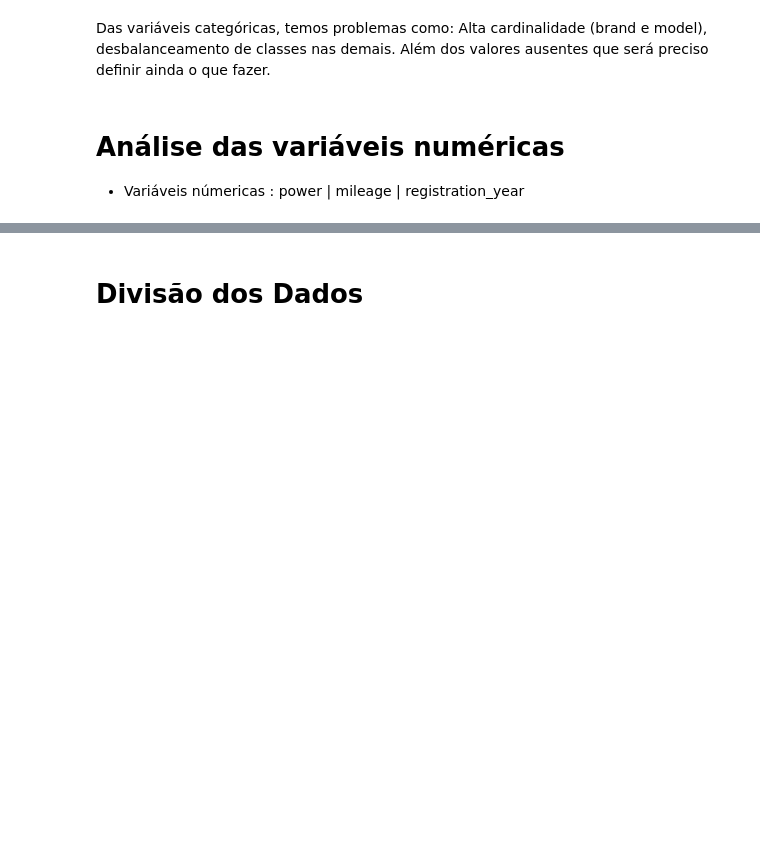
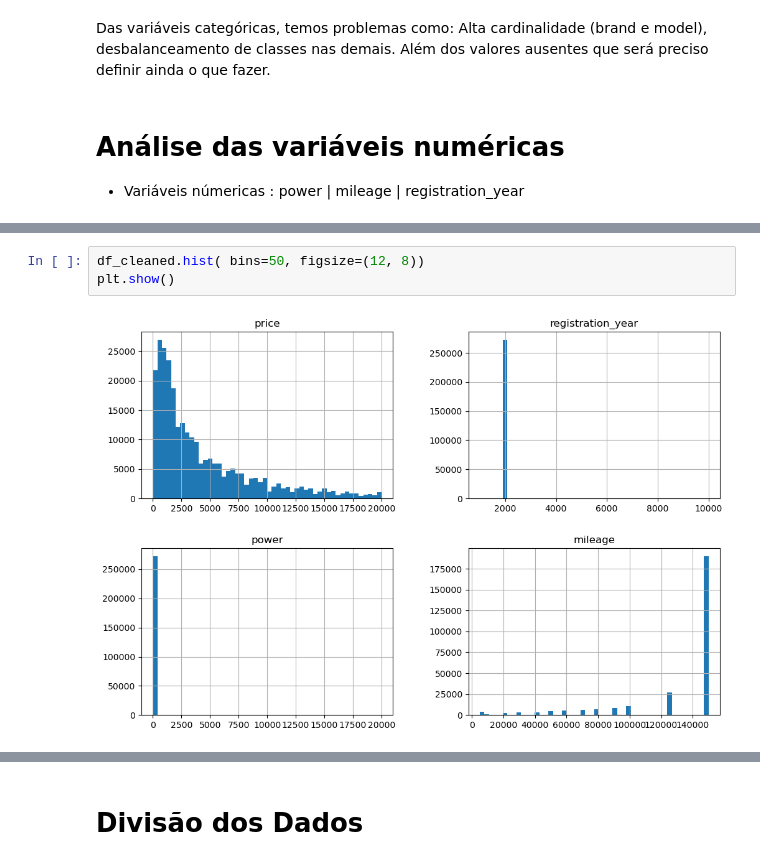
Before and after one commit to Angelaidt/Sprint-12-Rusty-Bargain, a Jupyter notebook: notebook _sprint_12.ipynb, the cells around one changed output, grey strips where cells are left out. Drawn from its saved outputs; the diff is of its cells as text; blank space fills up the shorter version.

```diff
--- a/notebook _sprint_12.ipynb
+++ b/notebook _sprint_12.ipynb
@@ -294,0 +398,5 @@ Das variáveis categóricas, temos problemas como: Alta cardinalidade (brand e m
+# %%
+df_cleaned.hist( bins=50, figsize=(12, 8))
+plt.show()
+# %% [output]
+[figure, added]
```
Also changed, not shown: parts of 36 cells of this notebook, 4 other files.
